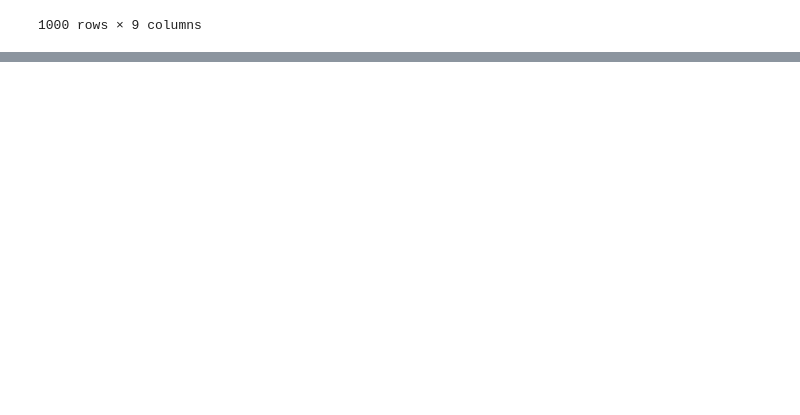
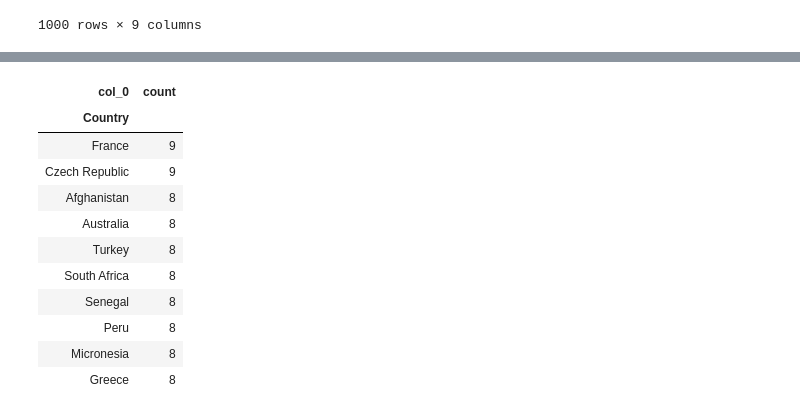
Before and after one commit to VicktorKrum/Ad_Click_Prediction, a Jupyter notebook: Ad Click Prediction.ipynb, the cells around one changed output, grey strips where cells are left out. Saved outputs shown, nothing was run; the diff lists cells and outputs as text; code cells hidden in the pictures; blank space fills up the shorter version.

```diff
--- a/Ad Click Prediction.ipynb
+++ b/Ad Click Prediction.ipynb
@@ -96,0 +115,15 @@ data.set_index('DailyTimeSpentonSite')
+# %%
+pd.crosstab(index=data['Country'],columns='count').sort_values(['count'], ascending=False).head(10)
+# %% [output]
+| col_0 | count |
+| Country |  |
+| France | 9 |
+| Czech Republic | 9 |
+| Afghanistan | 8 |
+| Australia | 8 |
+| Turkey | 8 |
+| South Africa | 8 |
+| Senegal | 8 |
+| Peru | 8 |
+| Micronesia | 8 |
+| Greece | 8 |
```
Also changed, not shown: parts of 25 cells of this notebook.
